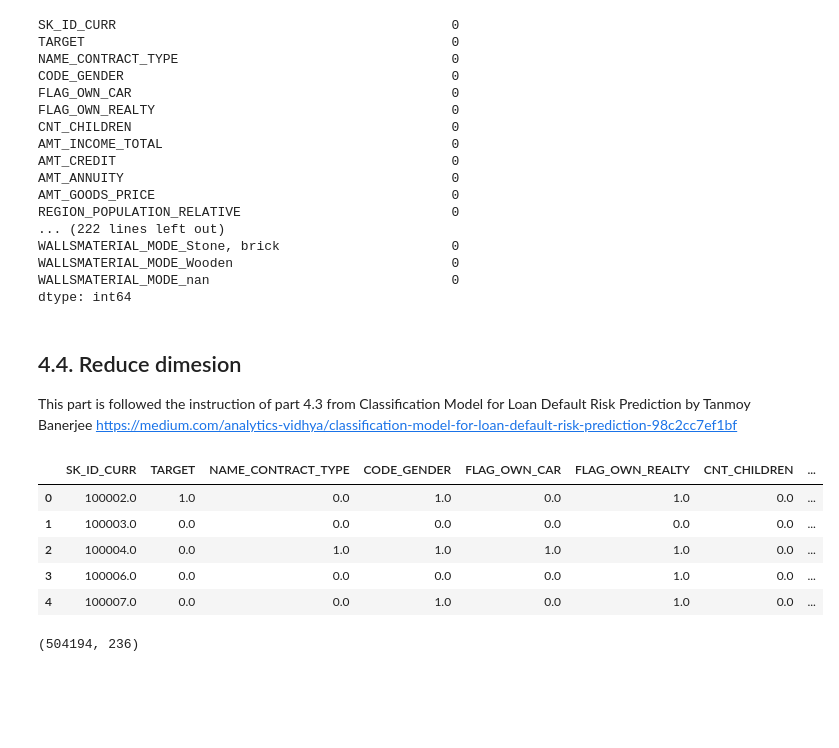
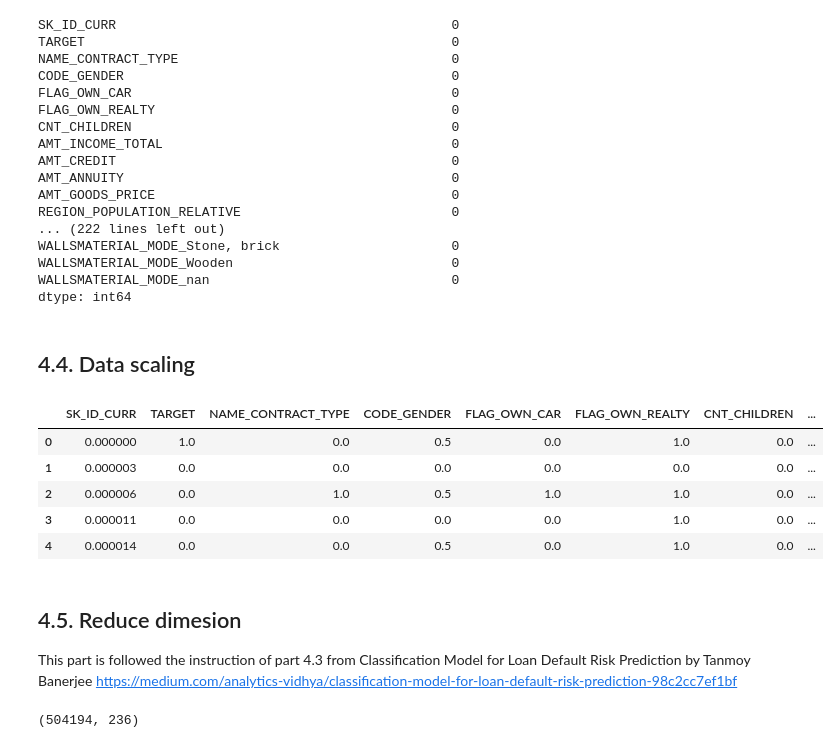
Before and after one commit to baoqdng/risk_analysis, a Jupyter notebook: EDA.ipynb, the cells around one changed output. Cells and saved outputs as stored; diff of their text form; code cells hidden in the pictures; blank space fills up the shorter version.

```diff
--- a/EDA.ipynb
+++ b/EDA.ipynb
@@ -608,3 +610,5 @@ WALLSMATERIAL_MODE_Stone, brick                      0
 WALLSMATERIAL_MODE_Wooden                            0
 WALLSMATERIAL_MODE_nan                               0
 dtype: int64
+# %% [markdown]
+## 4.4. Data scaling
@@ -611,14 +623,14 @@ dtype: int64
+# %%
+app_data_encoded_scaled.head(5)
+# %% [output]
+|  | SK_ID_CURR | TARGET | NAME_CONTRACT_TYPE | CODE_GENDER | FLAG_OWN_CAR | FLAG_OWN_REALTY | CNT_CHILDREN | ... |
+| 0 | 0.000000 | 1.0 | 0.0 | 0.5 | 0.0 | 1.0 | 0.0 | ... |
+| 1 | 0.000003 | 0.0 | 0.0 | 0.0 | 0.0 | 0.0 | 0.0 | ... |
+| 2 | 0.000006 | 0.0 | 1.0 | 0.5 | 1.0 | 1.0 | 0.0 | ... |
+| 3 | 0.000011 | 0.0 | 0.0 | 0.0 | 0.0 | 1.0 | 0.0 | ... |
+| 4 | 0.000014 | 0.0 | 0.0 | 0.5 | 0.0 | 1.0 | 0.0 | ... |
 # %% [markdown]
-## 4.4. Reduce dimesion
+## 4.5. Reduce dimesion
 
 This part is followed the instruction of part 4.3 from Classification Model for Loan Default Risk Prediction by Tanmoy Banerjee
 https://medium.com/analytics-vidhya/classification-model-for-loan-default-risk-prediction-98c2cc7ef1bf
-# %%
-app_data_encoded.head(5)
-# %% [output]
-|  | SK_ID_CURR | TARGET | NAME_CONTRACT_TYPE | CODE_GENDER | FLAG_OWN_CAR | FLAG_OWN_REALTY | CNT_CHILDREN | ... |
-| 0 | 100002.0 | 1.0 | 0.0 | 1.0 | 0.0 | 1.0 | 0.0 | ... |
-| 1 | 100003.0 | 0.0 | 0.0 | 0.0 | 0.0 | 0.0 | 0.0 | ... |
-| 2 | 100004.0 | 0.0 | 1.0 | 1.0 | 1.0 | 1.0 | 0.0 | ... |
-| 3 | 100006.0 | 0.0 | 0.0 | 0.0 | 0.0 | 1.0 | 0.0 | ... |
-| 4 | 100007.0 | 0.0 | 0.0 | 1.0 | 0.0 | 1.0 | 0.0 | ... |
```
Also changed, not shown: parts of 10 cells of this notebook.
